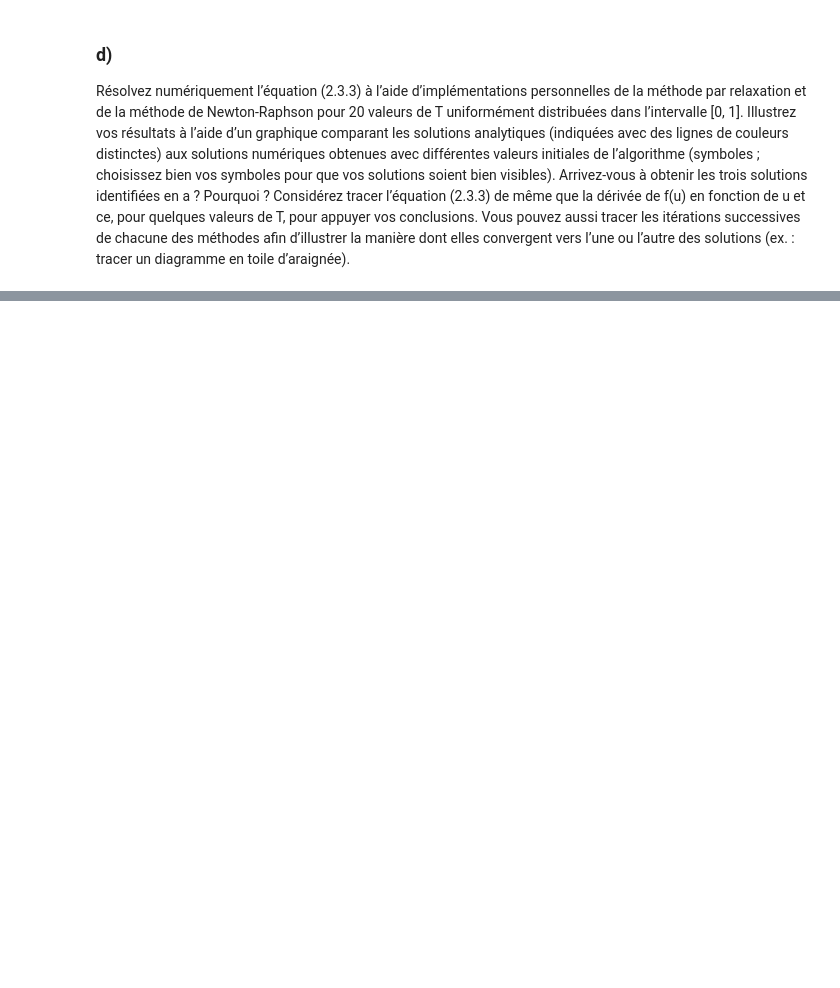
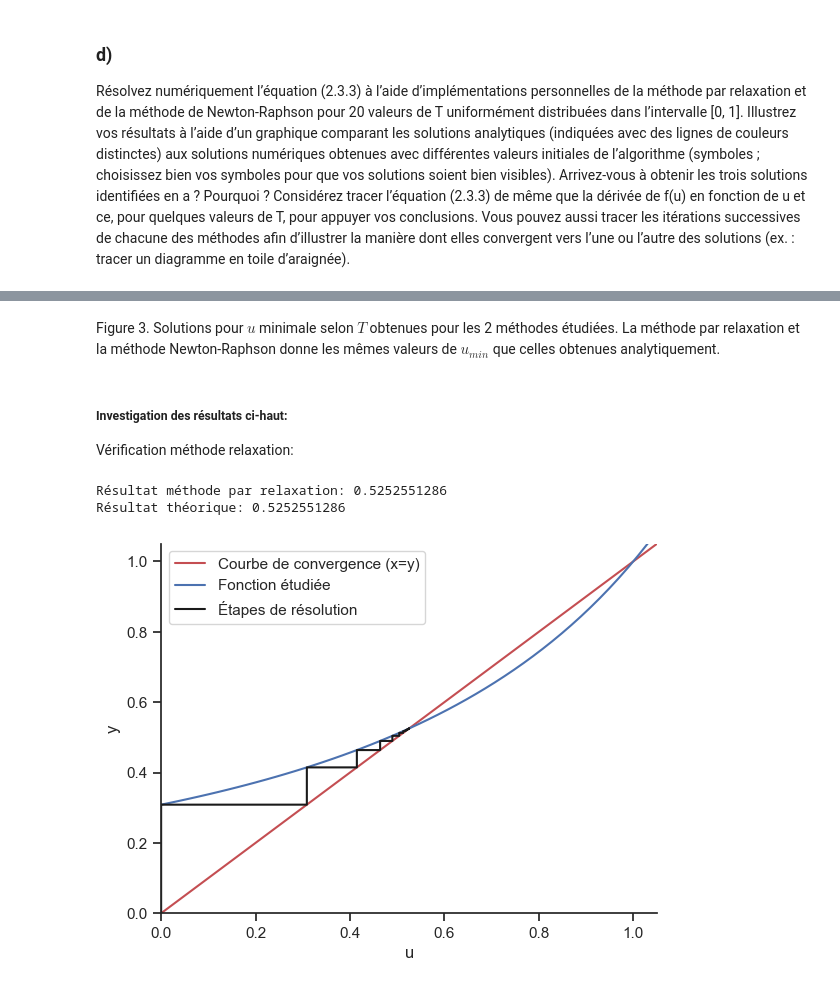
Before and after one commit to BETRU21/PhysNum, a Jupyter notebook: TP2/TP2_PhilippeTruchon_SamuelFortin_BenjaminTrudel.ipynb, the cells around one changed output, grey strips where cells are left out. Saved outputs shown, nothing was run; the diff lists cells and outputs as text; code cells hidden in the pictures; blank space fills up the shorter version.

```diff
--- a/TP2/TP2_PhilippeTruchon_SamuelFortin_BenjaminTrudel.ipynb
+++ b/TP2/TP2_PhilippeTruchon_SamuelFortin_BenjaminTrudel.ipynb
@@ -492,0 +573,37 @@ diagramme en toile d’araignée).
+# %% [markdown]
+Figure 3. Solutions pour $u$ minimale selon $T$ obtenues pour les 2 méthodes étudiées. La méthode par relaxation et la méthode Newton-Raphson donne les mêmes valeurs de $u_{min}$ que celles obtenues analytiquement.
+# %% [markdown]
+##### Investigation des résultats ci-haut:
+
+Vérification méthode relaxation:
+# %%
+fig = plt.figure()
+T = 0.2
+point_list = []
+x0 = 0
+point_list.append((x0, 0))
+for i in range(1000):
+    x,y = point_list[-1]
+    y = f_u(T, x)
+
+    point_list.append((x,y))
+    x = y
+    point_list.append((x,y))
+print(f'Résultat méthode par relaxation: {round(y,10)}')
+print(f'Résultat théorique: {round(u_2(T),10)}')
+point_list = np.array(point_list)
+X,Y = point_list.T
+xy = np.linspace(0,2,100)
+plt.ylim(0,y*2)
+plt.xlim(0,x*2)
+plt.plot(xy,xy, 'r', label='Courbe de convergence (x=y)')
+plt.plot(xy, f_u(T, xy), 'b', label='Fonction étudiée')
+plt.plot(X,Y, 'k', label= 'Étapes de résolution')
+plt.xlabel('u')
+plt.ylabel('y')
+plt.legend()
+plt.show()
+# %% [output]
+Résultat méthode par relaxation: 0.5252551286
+Résultat théorique: 0.5252551286
+[figure, added]
```
Also changed, not shown: parts of 15 cells of this notebook, 1 other file.
